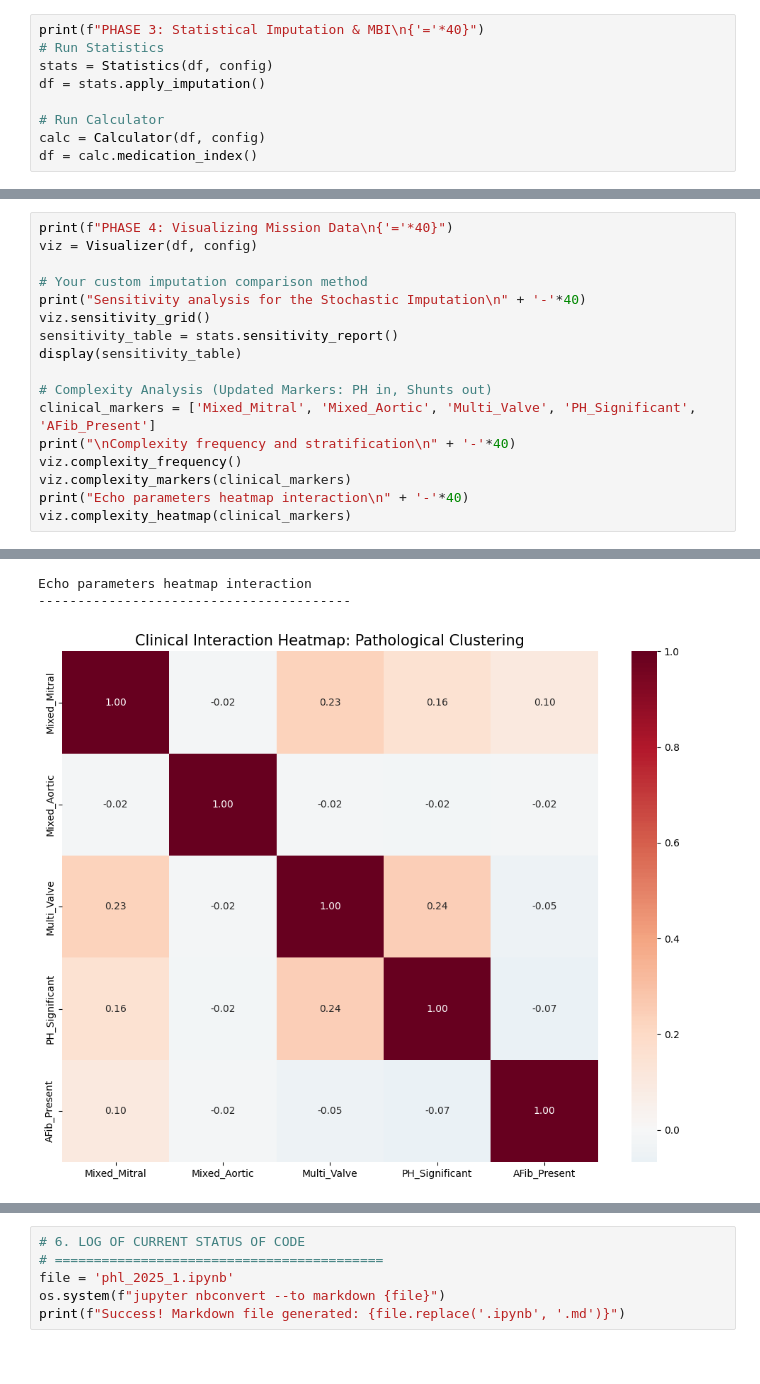
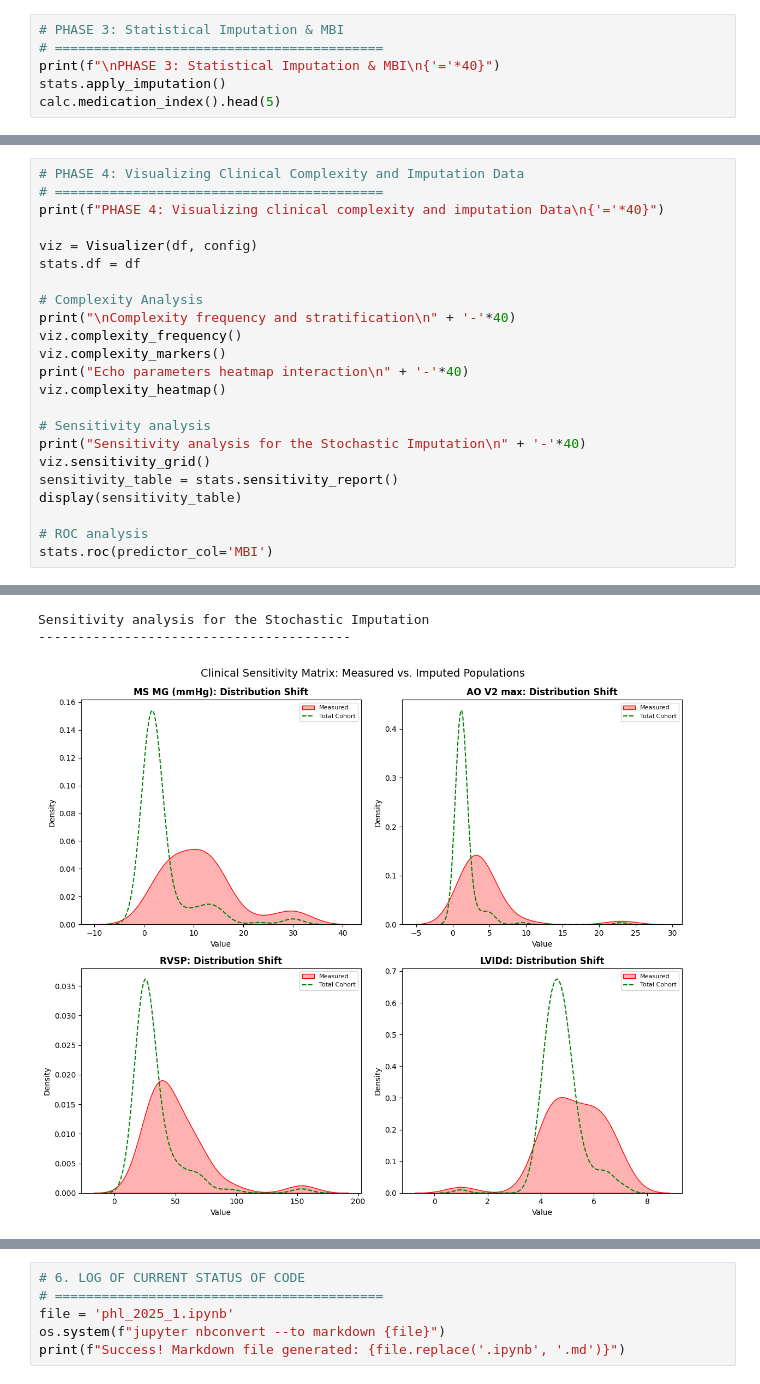
Before and after one commit to enrodri/phl_2025, a Jupyter notebook: phl_2025_1.ipynb, the cells around one changed output, grey strips where cells are left out. Drawn from its saved outputs; the diff is of its cells as text.

```diff
--- a/phl_2025_1.ipynb
+++ b/phl_2025_1.ipynb
@@ -777,12 +945,9 @@ PH        RVSP          29.41  66.67    0.00  90.00   NaN
 # %%
-print(f"PHASE 3: Statistical Imputation & MBI\n{'='*40}")
-# Run Statistics
-stats = Statistics(df, config)
-df = stats.apply_imputation()
-
-# Run Calculator
-calc = Calculator(df, config)
-df = calc.medication_index()
+# PHASE 3: Statistical Imputation & MBI
+# ==========================================
+print(f"\nPHASE 3: Statistical Imputation & MBI\n{'='*40}")
+stats.apply_imputation()
+calc.medication_index().head(5)
 # %% [output]
 PHASE 3: Statistical Imputation & MBI
 ========================================
@@ -793,18 +965,24 @@ Handled LVIDd using 'Natural Normal' distribution.
 # %%
-print(f"PHASE 4: Visualizing Mission Data\n{'='*40}")
+# PHASE 4: Visualizing Clinical Complexity and Imputation Data
+# ==========================================
+print(f"PHASE 4: Visualizing clinical complexity and imputation Data\n{'='*40}")
+
 viz = Visualizer(df, config)
+stats.df = df
 
-# Your custom imputation comparison method
+# Complexity Analysis
+print("\nComplexity frequency and stratification\n" + '-'*40)
+viz.complexity_frequency()
+viz.complexity_markers()
+print("Echo parameters heatmap interaction\n" + '-'*40)
+viz.complexity_heatmap()
+
+# Sensitivity analysis
 print("Sensitivity analysis for the Stochastic Imputation\n" + '-'*40)
 viz.sensitivity_grid()
 sensitivity_table = stats.sensitivity_report()
 display(sensitivity_table)
 
-# Complexity Analysis (Updated Markers: PH in, Shunts out)
-clinical_markers = ['Mixed_Mitral', 'Mixed_Aortic', 'Multi_Valve', 'PH_Significant', 'AFib_Present']
-print("\nComplexity frequency and stratification\n" + '-'*40)
-viz.complexity_frequency()
-viz.complexity_markers(clinical_markers)
-print("Echo parameters heatmap interaction\n" + '-'*40)
-viz.complexity_heatmap(clinical_markers)
+# ROC analysis
+stats.roc(predictor_col='MBI')
 # %% [output]
@@ -826,3 +999,3 @@ Complexity frequency and stratification
-Echo parameters heatmap interaction
+Sensitivity analysis for the Stochastic Imputation
 ----------------------------------------
-[figure, old version]
+[figure, new version]
```
Also changed, not shown: parts of 13 cells of this notebook, 16 other files.
